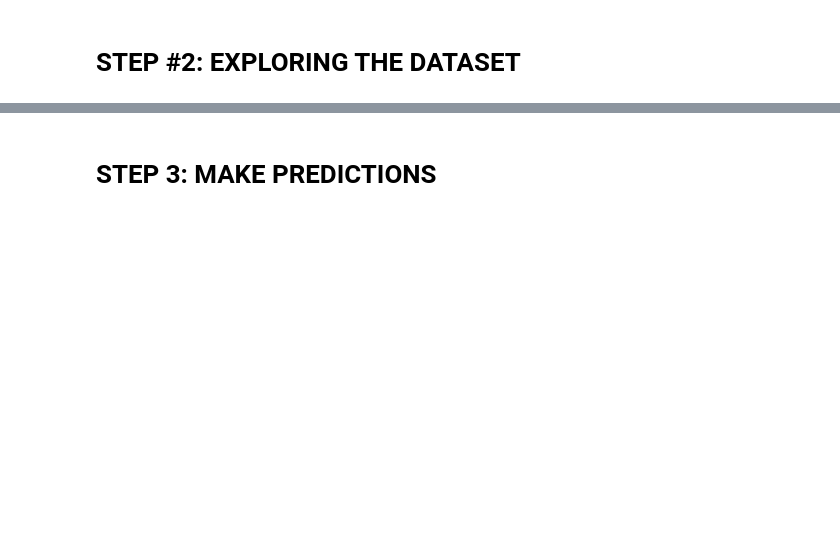
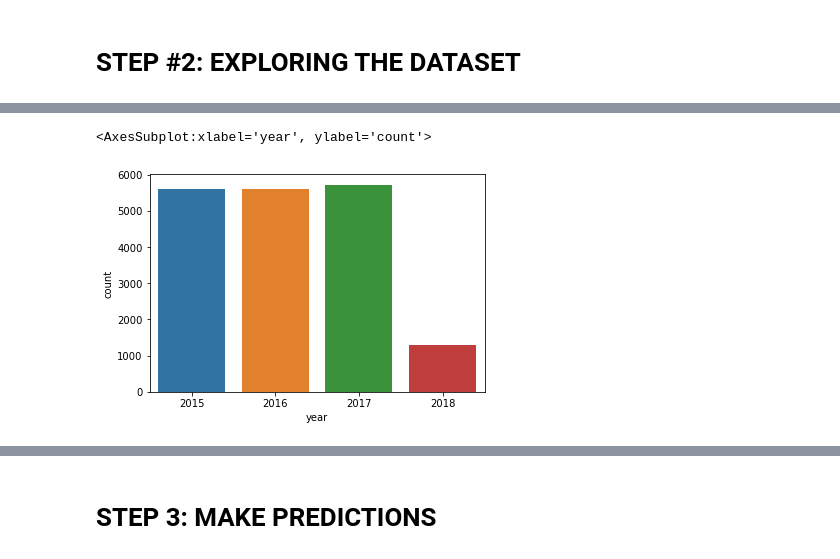
Before and after one commit to codify21/prophet_avocado, a Jupyter notebook: avocado.ipynb, the cells around one changed output, grey strips where cells are left out. Cells and saved outputs as stored; diff of their text form; code cells hidden in the pictures; blank space fills up the shorter version.

```diff
--- a/avocado.ipynb
+++ b/avocado.ipynb
@@ -49,0 +95,5 @@ avocado_df = pd.read_csv('avocado.csv')
+# %%
+sns.countplot(x= 'year' , data =avocado_df)
+# %% [output]
+<AxesSubplot:xlabel='year', ylabel='count'>
+[figure, added]
```
Also changed, not shown: parts of 20 cells of this notebook.
